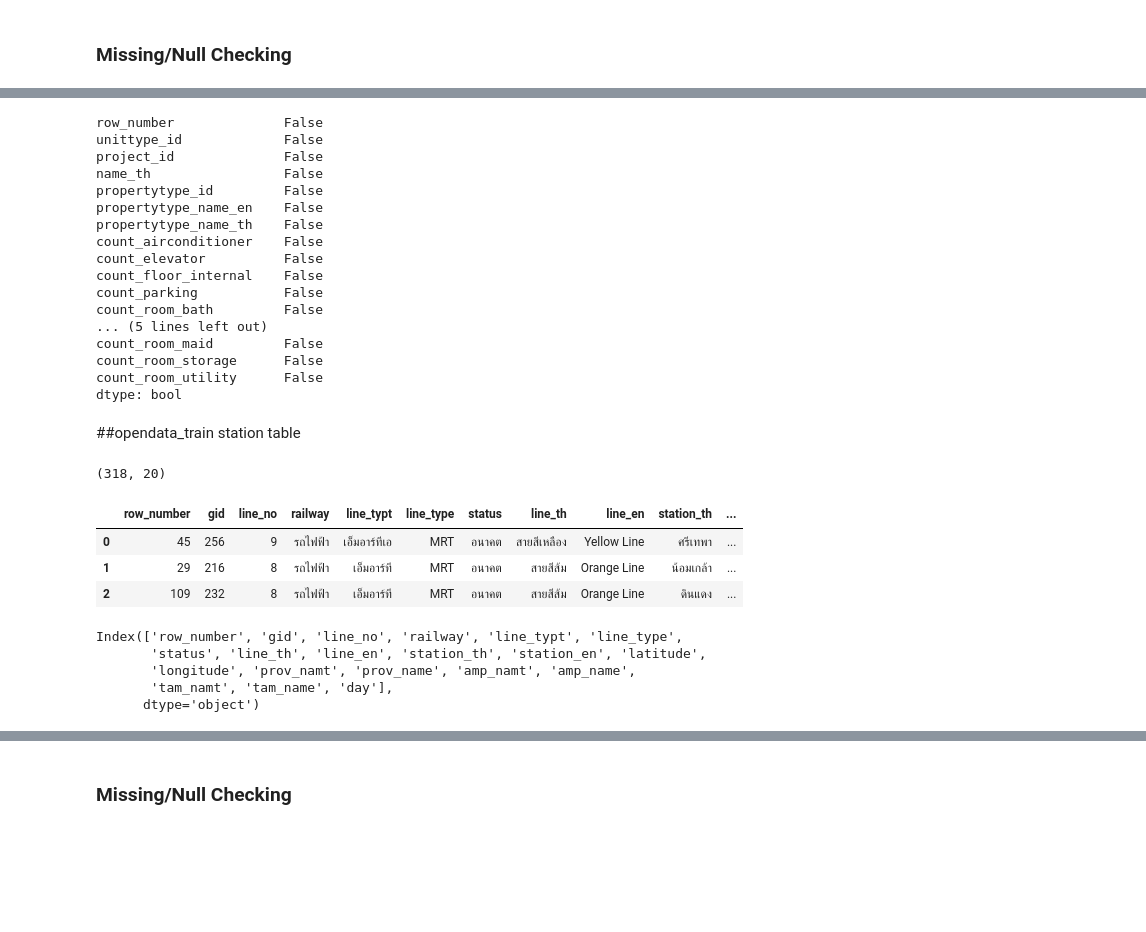
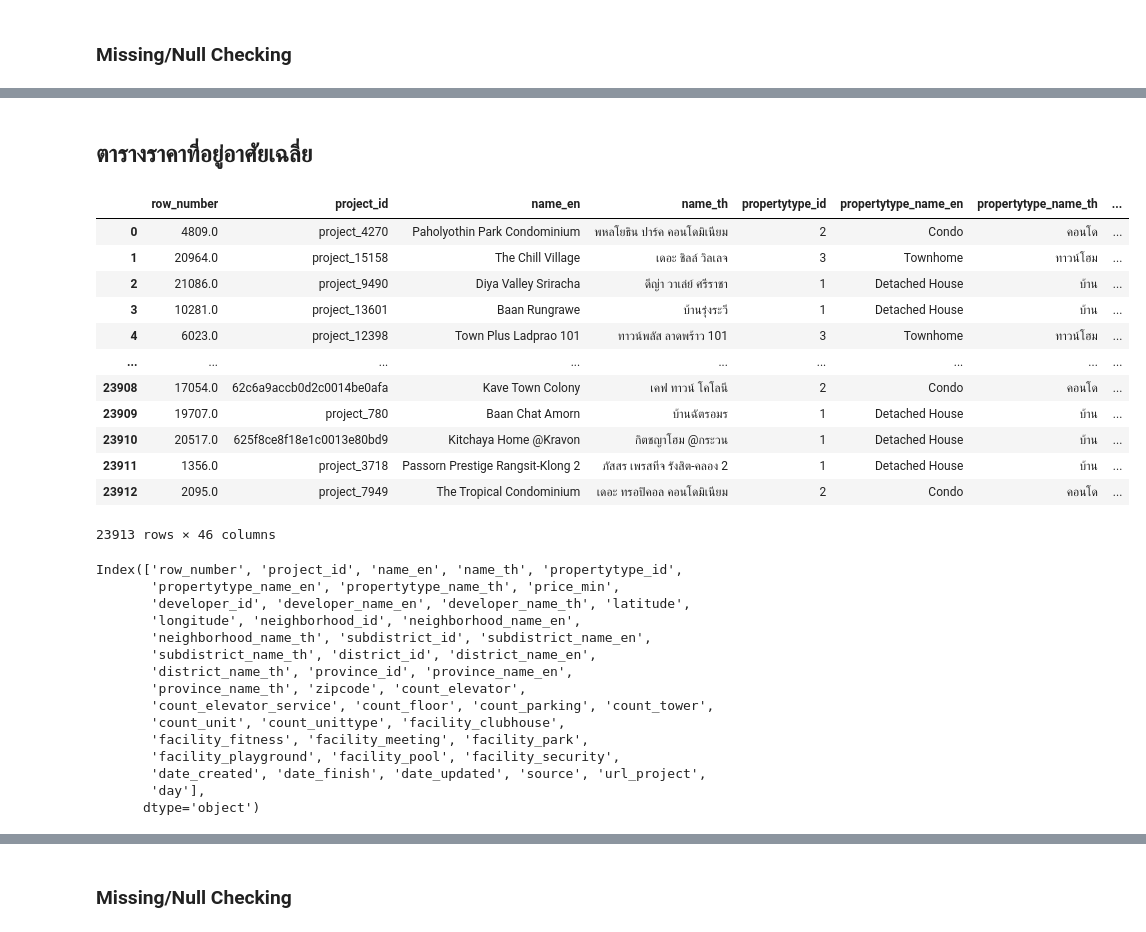
Before and after one commit to Ninkrn/BasicProg_Dataviz65, a Jupyter notebook: Project_Final.ipynb, the cells around one changed output, grey strips where cells are left out. Drawn from its saved outputs; the diff is of its cells as text; code cells hidden in the pictures; blank space fills up the shorter version.

```diff
--- a/Project_Final.ipynb
+++ b/Project_Final.ipynb
@@ -284,22 +117,2 @@ opendata_unittype[['count_airconditioner','count_elevator','count_parking','coun
-# %%
-opendata_unittype.isnull().any()
-# %% [output]
-row_number              False
-unittype_id             False
-project_id              False
-name_th                 False
-propertytype_id         False
-propertytype_name_en    False
-propertytype_name_th    False
-count_airconditioner    False
-count_elevator          False
-count_floor_internal    False
-count_parking           False
-count_room_bath         False
-... (5 lines left out)
-count_room_maid         False
-count_room_storage      False
-count_room_utility      False
-dtype: bool
 # %%
 # save data
@@ -307,20 +120,37 @@ opendata_unittype.to_csv('opendata_unittype_clean_F1.csv', index=False)
-# %% [markdown]
-##opendata_train station table
-# %%
-opendata_train_station = pd.read_csv('opendata_train_station.csv')
-print(opendata_train_station.shape)
-opendata_train_station.head(3)
-# %% [output]
-(318, 20)
-|  | row_number | gid | line_no | railway | line_typt | line_type | status | line_th | line_en | station_th | ... |
-| 0 | 45 | 256 | 9 | รถไฟฟ้า | เอ็มอาร์ทีเอ | MRT | อนาคต | สายสีเหลือง | Yellow Line | ศรีเทพา | ... |
-| 1 | 29 | 216 | 8 | รถไฟฟ้า | เอ็มอาร์ที | MRT | อนาคต | สายสีส้ม | Orange Line | น้อมเกล้า | ... |
-| 2 | 109 | 232 | 8 | รถไฟฟ้า | เอ็มอาร์ที | MRT | อนาคต | สายสีส้ม | Orange Line | ดินแดง | ... |
+# %% [markdown]
+## ตารางราคาที่อยู่อาศัยเฉลี่ย
+# %%
+t3 = pd.read_csv('opendata_project.csv')
+t3
+# %% [output]
+|  | row_number | project_id | name_en | name_th | propertytype_id | propertytype_name_en | propertytype_name_th | ... |
+| 0 | 4809.0 | project_4270 | Paholyothin Park Condominium | พหลโยธิน ปาร์ค คอนโดมิเนียม | 2 | Condo | คอนโด | ... |
+| 1 | 20964.0 | project_15158 | The Chill Village | เดอะ ชิลล์ วิลเลจ | 3 | Townhome | ทาวน์โฮม | ... |
+| 2 | 21086.0 | project_9490 | Diya Valley Sriracha | ดีญ่า วาเล่ย์ ศรีราชา | 1 | Detached House | บ้าน | ... |
+| 3 | 10281.0 | project_13601 | Baan Rungrawe | บ้านรุ่งระวี | 1 | Detached House | บ้าน | ... |
+| 4 | 6023.0 | project_12398 | Town Plus Ladprao 101 | ทาวน์พลัส ลาดพร้าว 101 | 3 | Townhome | ทาวน์โฮม | ... |
+| ... | ... | ... | ... | ... | ... | ... | ... | ... |
+| 23908 | 17054.0 | 62c6a9accb0d2c0014be0afa | Kave Town Colony | เคฟ ทาวน์ โคโลนี | 2 | Condo | คอนโด | ... |
+| 23909 | 19707.0 | project_780 | Baan Chat Amorn | บ้านฉัตรอมร | 1 | Detached House | บ้าน | ... |
+| 23910 | 20517.0 | 625f8ce8f18e1c0013e80bd9 | Kitchaya Home @Kravon | กิตชญาโฮม @กระวน | 1 | Detached House | บ้าน | ... |
+| 23911 | 1356.0 | project_3718 | Passorn Prestige Rangsit-Klong 2 | ภัสสร เพรสทีจ รังสิต-คลอง 2 | 1 | Detached House | บ้าน | ... |
+| 23912 | 2095.0 | project_7949 | The Tropical Condominium | เดอะ ทรอปิคอล คอนโดมิเนียม | 2 | Condo | คอนโด | ... |
+23913 rows × 46 columns
 # %%
-opendata_train_station.columns
+t3.columns
 # %% [output]
-Index(['row_number', 'gid', 'line_no', 'railway', 'line_typt', 'line_type',
-       'status', 'line_th', 'line_en', 'station_th', 'station_en', 'latitude',
-       'longitude', 'prov_namt', 'prov_name', 'amp_namt', 'amp_name',
-       'tam_namt', 'tam_name', 'day'],
+Index(['row_number', 'project_id', 'name_en', 'name_th', 'propertytype_id',
+       'propertytype_name_en', 'propertytype_name_th', 'price_min',
+       'developer_id', 'developer_name_en', 'developer_name_th', 'latitude',
+       'longitude', 'neighborhood_id', 'neighborhood_name_en',
+       'neighborhood_name_th', 'subdistrict_id', 'subdistrict_name_en',
+       'subdistrict_name_th', 'district_id', 'district_name_en',
+       'district_name_th', 'province_id', 'province_name_en',
+       'province_name_th', 'zipcode', 'count_elevator',
+       'count_elevator_service', 'count_floor', 'count_parking', 'count_tower',
+       'count_unit', 'count_unittype', 'facility_clubhouse',
+       'facility_fitness', 'facility_meeting', 'facility_park',
+       'facility_playground', 'facility_pool', 'facility_security',
+       'date_created', 'date_finish', 'date_updated', 'source', 'url_project',
+       'day'],
       dtype='object')
```
Also changed, not shown: parts of 111 cells of this notebook.
